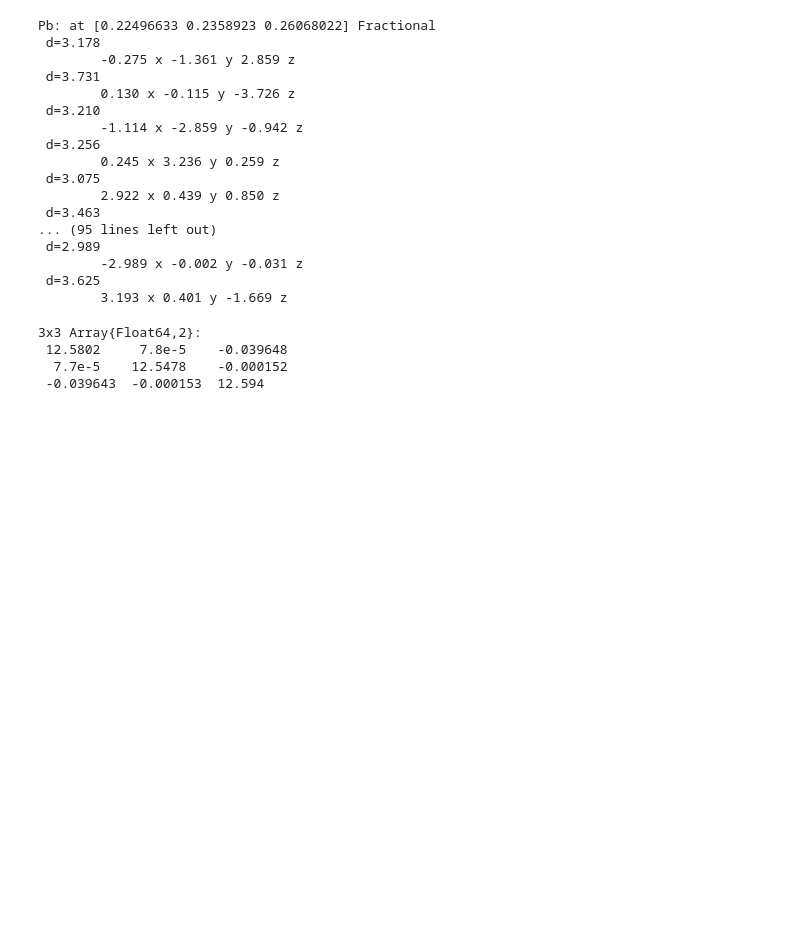
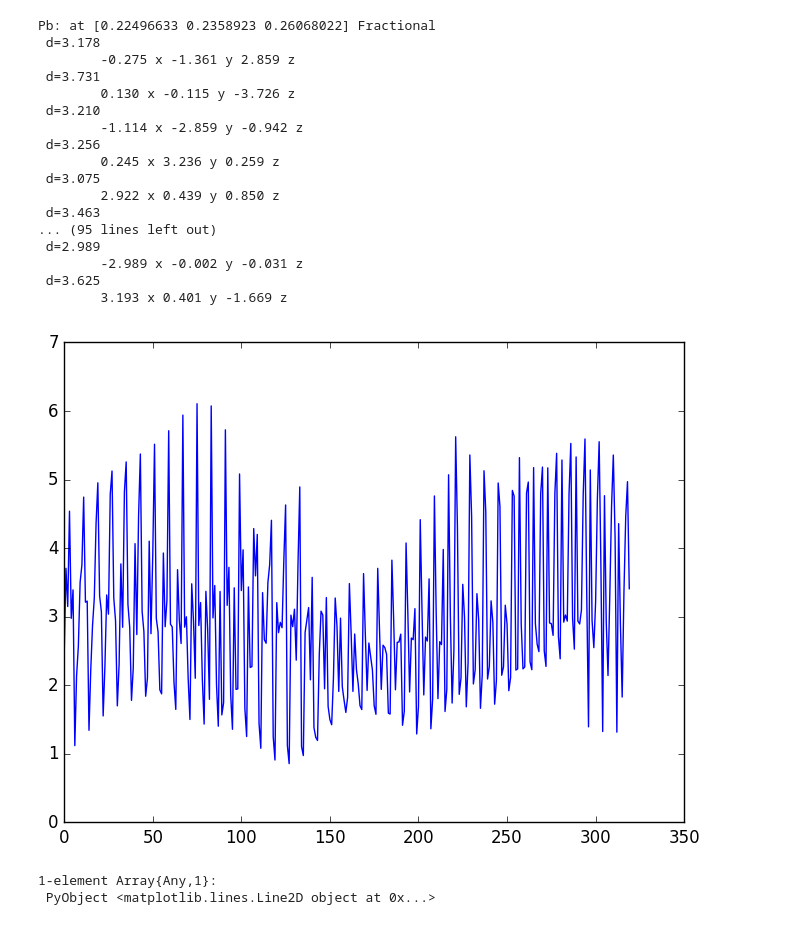
Before and after one commit to WMD-group/SMASH.jl, a Jupyter notebook: SMASH-Test.ipynb, the cells around one changed output. Cells and saved outputs as stored; diff of their text form; code cells hidden in the pictures; blank space fills up the shorter version.

Commit message:
Histogram of Pb-I dipoles

```diff
--- a/SMASH-Test.ipynb
+++ b/SMASH-Test.ipynb
@@ -203,10 +204,37 @@ Pb: at [0.22496633 0.2358923 0.26068022] Fractional
         -2.989 x -0.002 y -0.031 z
  d=3.625
         3.193 x 0.401 y -1.669 z
-# %%
-t.cell
-# %% [output]
-3x3 Array{Float64,2}:
- 12.5802     7.8e-5    -0.039648
-  7.7e-5    12.5478    -0.000152
- -0.039643  -0.000153  12.594
+# %%
+# iterate over frames, calculate distnaces between Pb and I. Doesn't use PBCs currently!
+tally=Float64[]
+for i in 1:sizeof(t)
+    Pbs=t.frames[i][t.atomlookup .=="Pb",:]
+    Is=t.frames[i][t.atomlookup .=="I",:]
+
+    for j=1:size(Pbs,1)
+        Pb=Pbs[j,:]
+        tot=[0 0 0]
+        #print("Pb: at ",Pb," Fractional \n")
+        for k=1:size(Is,1)
+            I=Is[k,:]
+
+            #println("Pb: ",Pb," I: ",I," Diff: ",Pb-I, " Norm: ",norm(Pb-I))
+            if (norm(minimd(Pb,I,t.cell))<4) # MAGIC NUMBER; Pb-I distance angstroms
+                #@printf(" %0.3f",norm(minimd(Pb,I,t.cell)))
+                myd=minimd(Pb,I,t.cell)
+                #show(myd)
+                tot+=myd
+                #@printf("\n d=%0.3f\n\t%0.3f x %0.3f y %0.3f z",norm(myd),myd[1],myd[2],myd[3] )
+            end
+        end
+        #@printf("\nTotal sum of vectors; norm: %0.3f x=%0.3f y=%0.3f z=%0.3f \n",norm(tot),tot[1],tot[2],tot[3])
+        push!(tally,norm(tot))
+    end
+
+end
+
+PyPlot.plot(tally)
+# %% [output]
+[figure, added]
+1-element Array{Any,1}:
+ PyObject <matplotlib.lines.Line2D object at 0x...>
```
Also changed, not shown: parts of 2 cells of this notebook.
